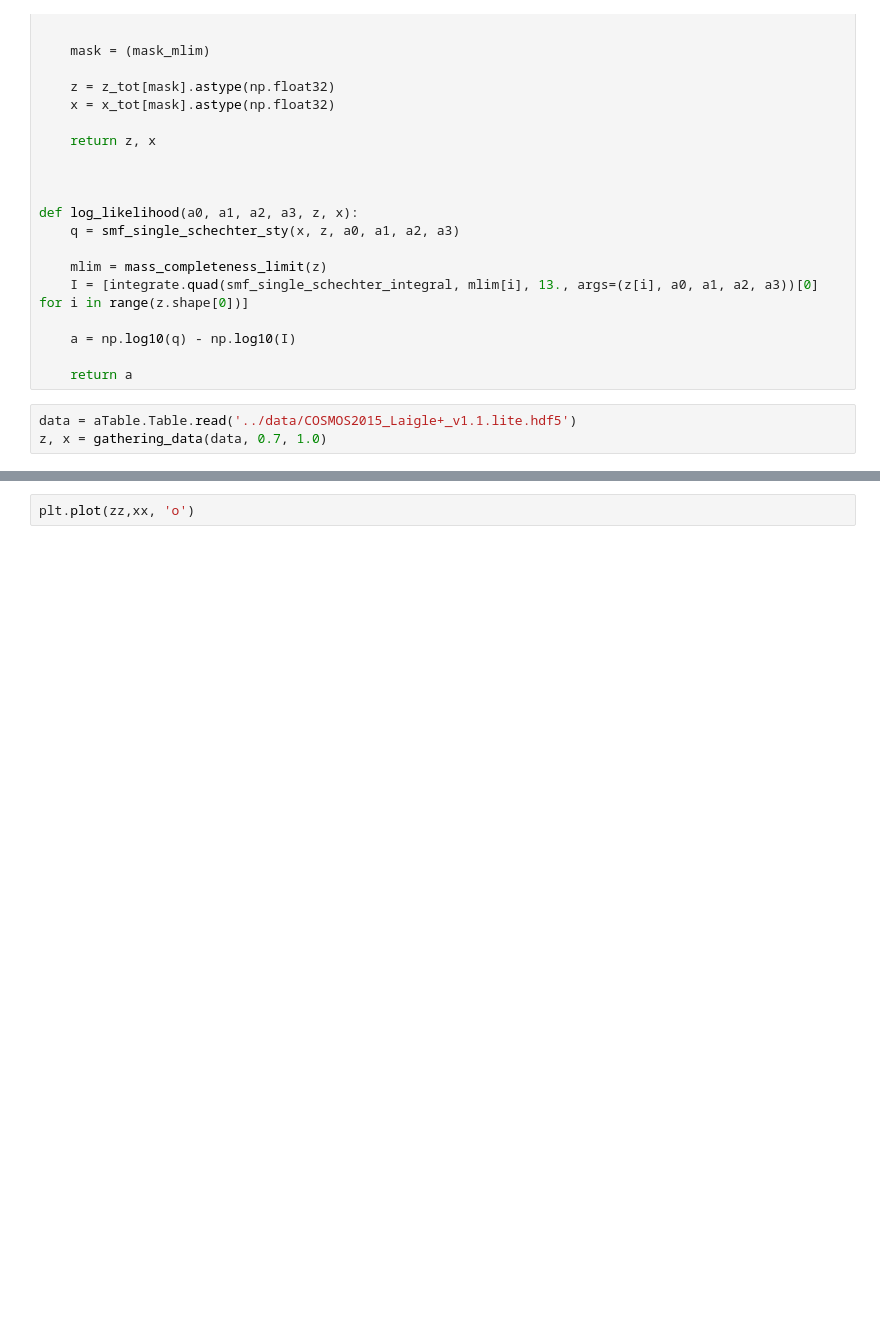
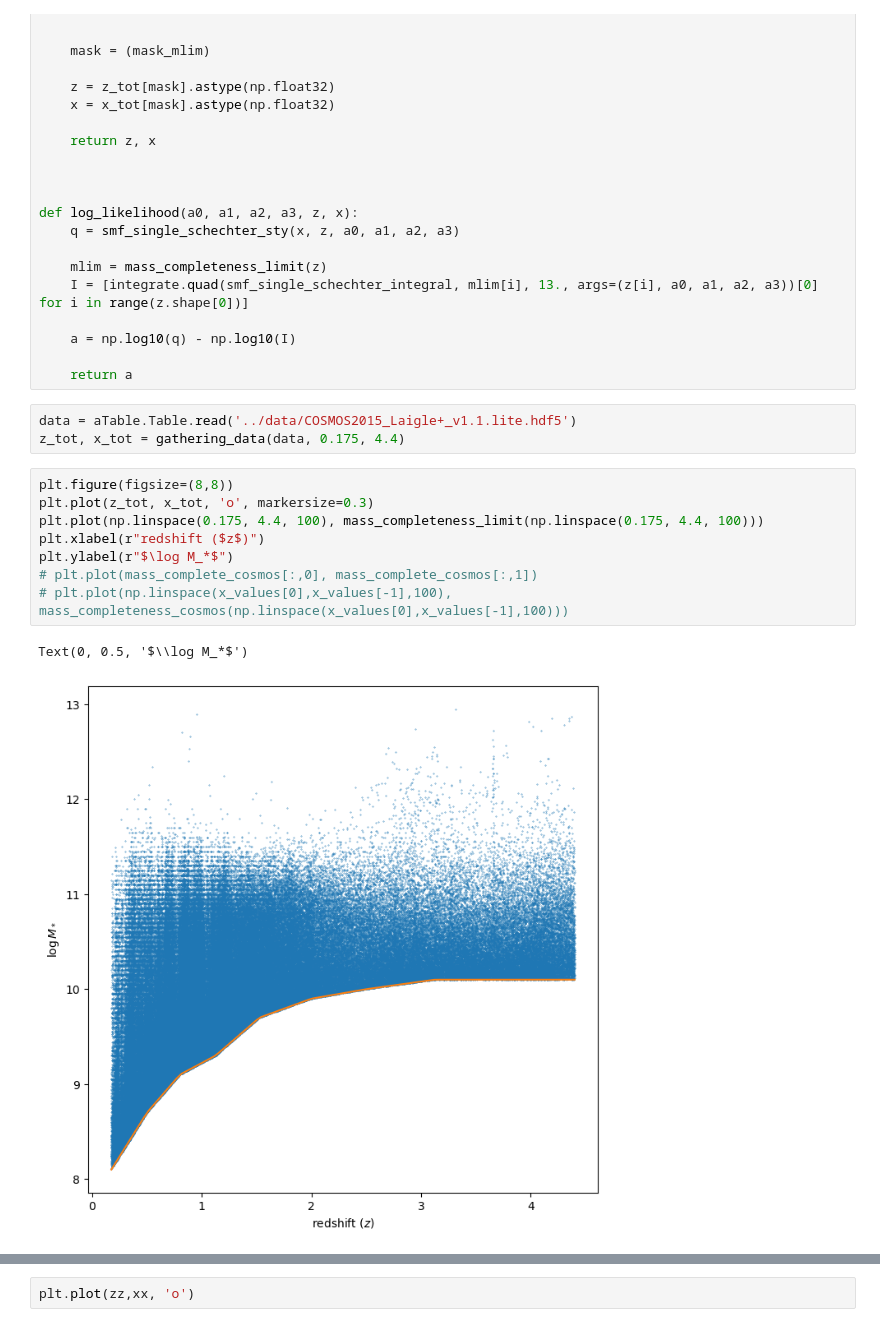
Before and after one commit to fedehope/zSMF, a Jupyter notebook: nb/cosmos_emcee_check.ipynb, the cells around one changed output, grey strips where cells are left out. Drawn from its saved outputs; the diff is of its cells as text; blank space fills up the shorter version.

```diff
--- a/nb/cosmos_emcee_check.ipynb
+++ b/nb/cosmos_emcee_check.ipynb
@@ -81,5 +81,16 @@ def log_likelihood(a0, a1, a2, a3, z, x):
     return a
 # %%
 data = aTable.Table.read('../data/COSMOS2015_Laigle+_v1.1.lite.hdf5')
-z, x = gathering_data(data, 0.7, 1.0)
+z_tot, x_tot = gathering_data(data, 0.175, 4.4)
+# %%
+plt.figure(figsize=(8,8))
+plt.plot(z_tot, x_tot, 'o', markersize=0.3)
+plt.plot(np.linspace(0.175, 4.4, 100), mass_completeness_limit(np.linspace(0.175, 4.4, 100)))
+plt.xlabel(r"redshift ($z$)")
+plt.ylabel(r"$\log M_*$")
+# plt.plot(mass_complete_cosmos[:,0], mass_complete_cosmos[:,1])
+# plt.plot(np.linspace(x_values[0],x_values[-1],100), mass_completeness_cosmos(np.linspace(x_values[0],x_values[-1],100)))
+# %% [output]
+Text(0, 0.5, '$\\log M_*$')
+[figure, added]
 # %%
```
Also changed, not shown: parts of 13 cells of this notebook, 1 other file.
